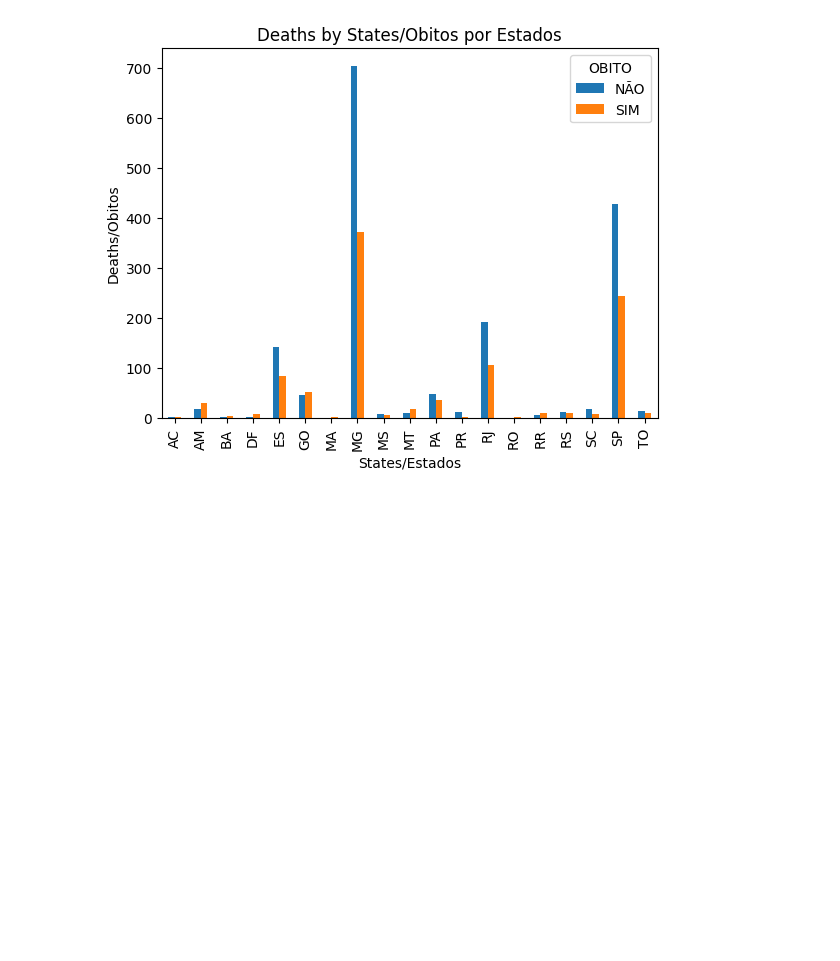
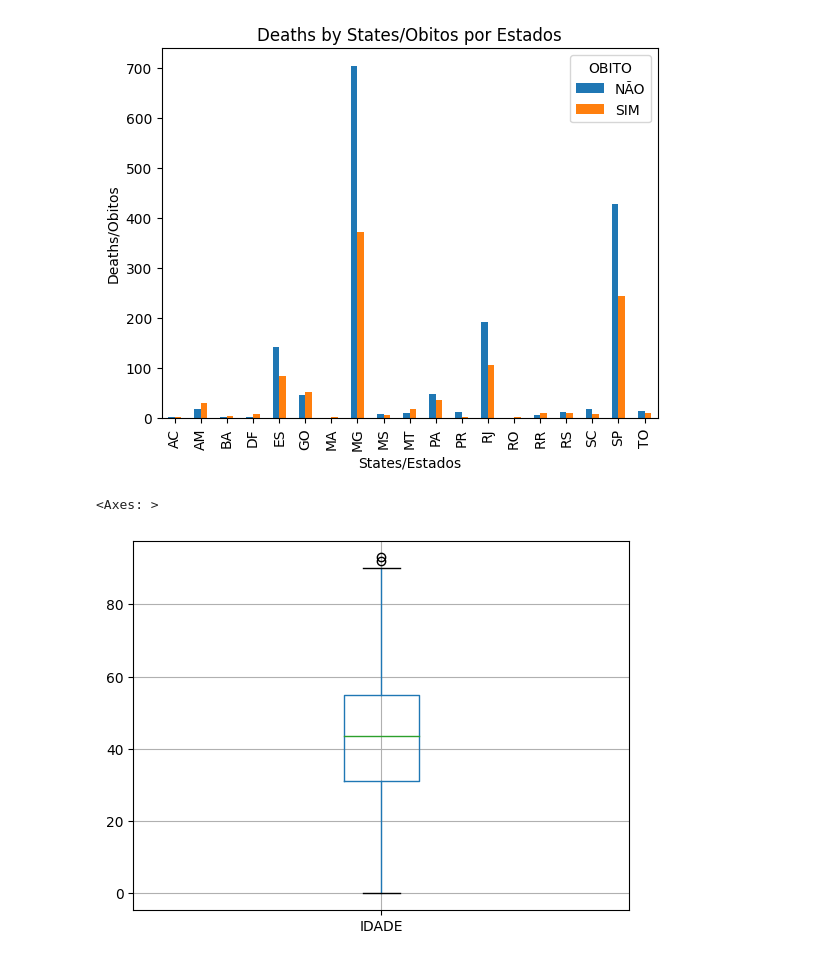
Before and after one commit to Muniz97/Yellow-fever-Febre-Amarela, a Jupyter notebook: 2 - Statistic/Yellow_Fever_Statistic.ipynb, the cells around one changed output. Cells and saved outputs as stored; diff of their text form; code cells hidden in the pictures; blank space fills up the shorter version.

```diff
--- a/2 - Statistic/Yellow_Fever_Statistic.ipynb
+++ b/2 - Statistic/Yellow_Fever_Statistic.ipynb
@@ -50,4 +50,6 @@ sns.countplot(x = 'OBITO', data = dados)
 # %%
 rows = dados['OBITO'] != 'IGN'
 # %%
-dados = dados[rows].reset_index()
+dados = dados[rows] #.reset_index()
+# %%
+dados.reset_index(drop=True, inplace=True)
@@ -158,3 +168,8 @@ plt.ylabel('Deaths/Obitos')
 # %% [output]
 Text(0, 0.5, 'Deaths/Obitos')
 [figure]
+# %%
+dados[['IDADE']].boxplot()
+# %% [output]
+<Axes: >
+[figure, added]
```
Also changed, not shown: parts of 6 cells of this notebook.
